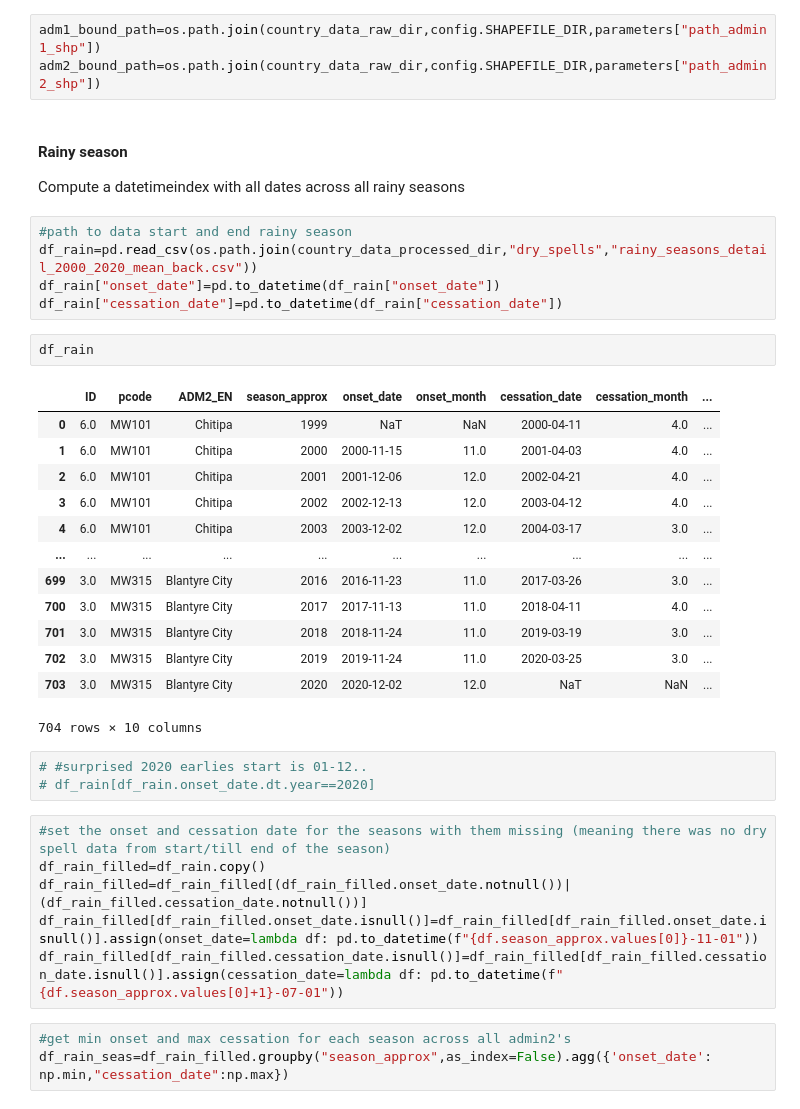
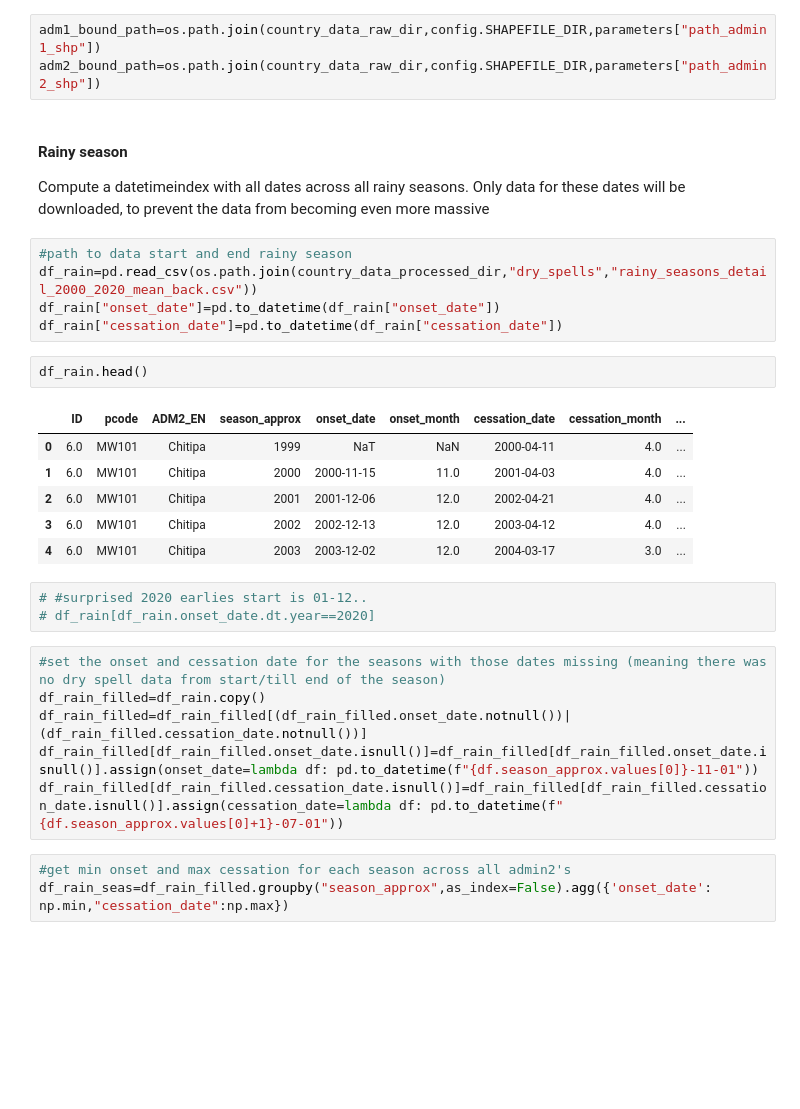
Before and after one commit to OCHA-DAP/pa-anticipatory-action, a Jupyter notebook: analyses/malawi/notebooks/mwi_chirps_gefs.ipynb, the cells around one changed output. Saved outputs shown, nothing was run; the diff lists cells and outputs as text; blank space fills up the shorter version.

```diff
--- a/analyses/malawi/notebooks/mwi_chirps_gefs.ipynb
+++ b/analyses/malawi/notebooks/mwi_chirps_gefs.ipynb
@@ -90,33 +82,26 @@ adm1_bound_path=os.path.join(country_data_raw_dir,config.SHAPEFILE_DIR,parameter
 adm2_bound_path=os.path.join(country_data_raw_dir,config.SHAPEFILE_DIR,parameters["path_admin2_shp"])
 # %% [markdown]
 #### Rainy season
-Compute a datetimeindex with all dates across all rainy seasons
+Compute a datetimeindex with all dates across all rainy seasons. Only data for these dates will be downloaded, to prevent the data from becoming even more massive
 # %%
 #path to data start and end rainy season
 df_rain=pd.read_csv(os.path.join(country_data_processed_dir,"dry_spells","rainy_seasons_detail_2000_2020_mean_back.csv"))
 df_rain["onset_date"]=pd.to_datetime(df_rain["onset_date"])
 df_rain["cessation_date"]=pd.to_datetime(df_rain["cessation_date"])
 # %%
-df_rain
+df_rain.head()
 # %% [output]
 |  | ID | pcode | ADM2_EN | season_approx | onset_date | onset_month | cessation_date | cessation_month | ... |
 | 0 | 6.0 | MW101 | Chitipa | 1999 | NaT | NaN | 2000-04-11 | 4.0 | ... |
 | 1 | 6.0 | MW101 | Chitipa | 2000 | 2000-11-15 | 11.0 | 2001-04-03 | 4.0 | ... |
 | 2 | 6.0 | MW101 | Chitipa | 2001 | 2001-12-06 | 12.0 | 2002-04-21 | 4.0 | ... |
 | 3 | 6.0 | MW101 | Chitipa | 2002 | 2002-12-13 | 12.0 | 2003-04-12 | 4.0 | ... |
 | 4 | 6.0 | MW101 | Chitipa | 2003 | 2003-12-02 | 12.0 | 2004-03-17 | 3.0 | ... |
-| ... | ... | ... | ... | ... | ... | ... | ... | ... | ... |
-| 699 | 3.0 | MW315 | Blantyre City | 2016 | 2016-11-23 | 11.0 | 2017-03-26 | 3.0 | ... |
-| 700 | 3.0 | MW315 | Blantyre City | 2017 | 2017-11-13 | 11.0 | 2018-04-11 | 4.0 | ... |
-| 701 | 3.0 | MW315 | Blantyre City | 2018 | 2018-11-24 | 11.0 | 2019-03-19 | 3.0 | ... |
-| 702 | 3.0 | MW315 | Blantyre City | 2019 | 2019-11-24 | 11.0 | 2020-03-25 | 3.0 | ... |
-| 703 | 3.0 | MW315 | Blantyre City | 2020 | 2020-12-02 | 12.0 | NaT | NaN | ... |
-704 rows × 10 columns
 # %%
 # #surprised 2020 earlies start is 01-12..
 # df_rain[df_rain.onset_date.dt.year==2020]
 # %%
-#set the onset and cessation date for the seasons with them missing (meaning there was no dry spell data from start/till end of the season)
+#set the onset and cessation date for the seasons with those dates missing (meaning there was no dry spell data from start/till end of the season)
 df_rain_filled=df_rain.copy()
 df_rain_filled=df_rain_filled[(df_rain_filled.onset_date.notnull())|(df_rain_filled.cessation_date.notnull())]
 df_rain_filled[df_rain_filled.onset_date.isnull()]=df_rain_filled[df_rain_filled.onset_date.isnull()].assign(onset_date=lambda df: pd.to_datetime(f"{df.season_approx.values[0]}-11-01"))
```
Also changed, not shown: parts of 44 cells of this notebook, 3 other files.
